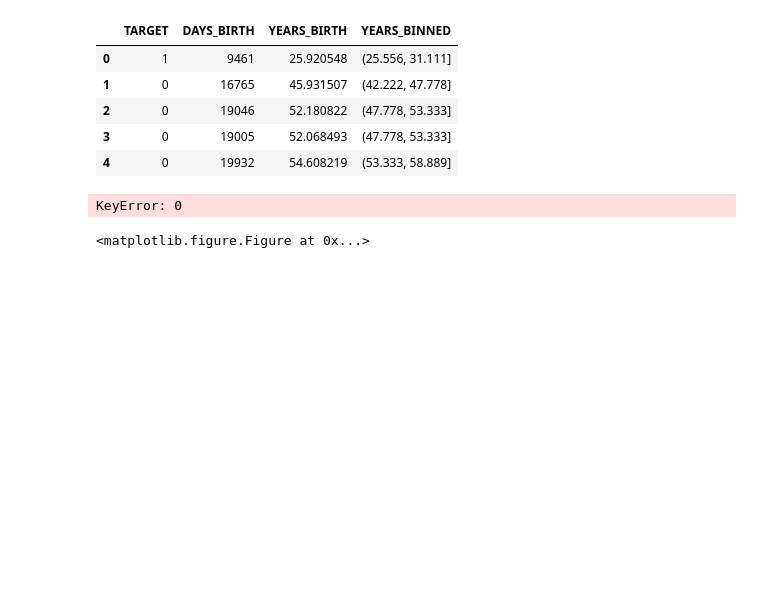
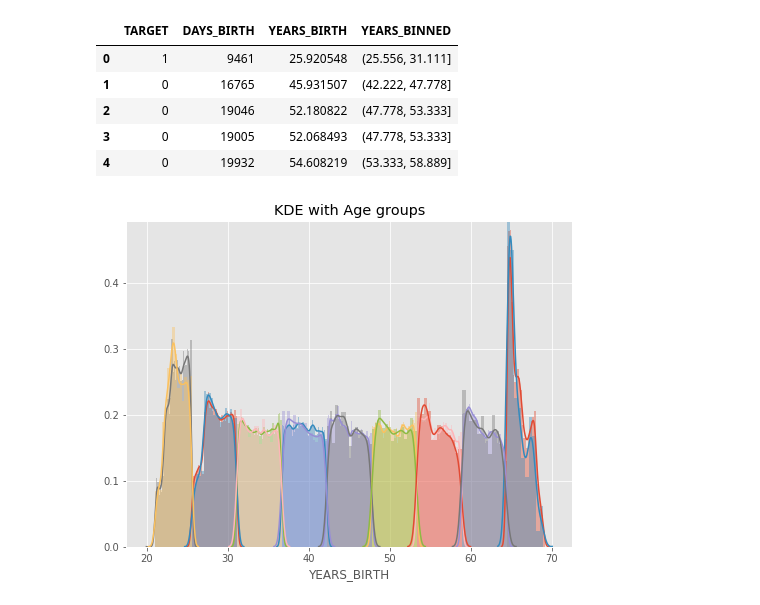
Before and after one commit to h74546/2nd-ML100Days, a Jupyter notebook: homework/Day_011_HW.ipynb, the cells around one changed output. Cells and saved outputs as stored; diff of their text form; code cells hidden in the pictures; blank space fills up the shorter version.

```diff
--- a/homework/Day_011_HW.ipynb
+++ b/homework/Day_011_HW.ipynb
@@ -81,21 +81,20 @@ Name: YEARS_BINNED, dtype: int64
 # %%
 # 繪圖前先排序 / 分組
 """
 Your Code Here
 """
-year_group_sorted = age_dataunique.sort_values(by=['YEARS_BINNED'])
+year_group_sorted = age_data['YEARS_BINNED'].unique()
 plt.figure(figsize=(8,6))
 for i in range(len(year_group_sorted)):
     sns.distplot(age_data.loc[(age_data['YEARS_BINNED'] == year_group_sorted[i]) & \
                               (age_data['TARGET'] == 0), 'YEARS_BIRTH'], label = str(year_group_sorted[i]))
 
     sns.distplot(age_data.loc[(age_data['YEARS_BINNED'] == year_group_sorted[i]) & \
                               (age_data['TARGET'] == 1), 'YEARS_BIRTH'], label = str(year_group_sorted[i]))
 plt.title('KDE with Age groups')
 plt.show()
 # %% [output]
-KeyError: 0
-<matplotlib.figure.Figure at 0x...>
+[figure, added]
 # %%
 # 計算每個年齡區間的 Target、DAYS_BIRTH與 YEARS_BIRTH 的平均值
 age_groups  = age_data.groupby('YEARS_BINNED').mean()
```
Also changed, not shown: parts of 2 cells of this notebook, 3 other files.
